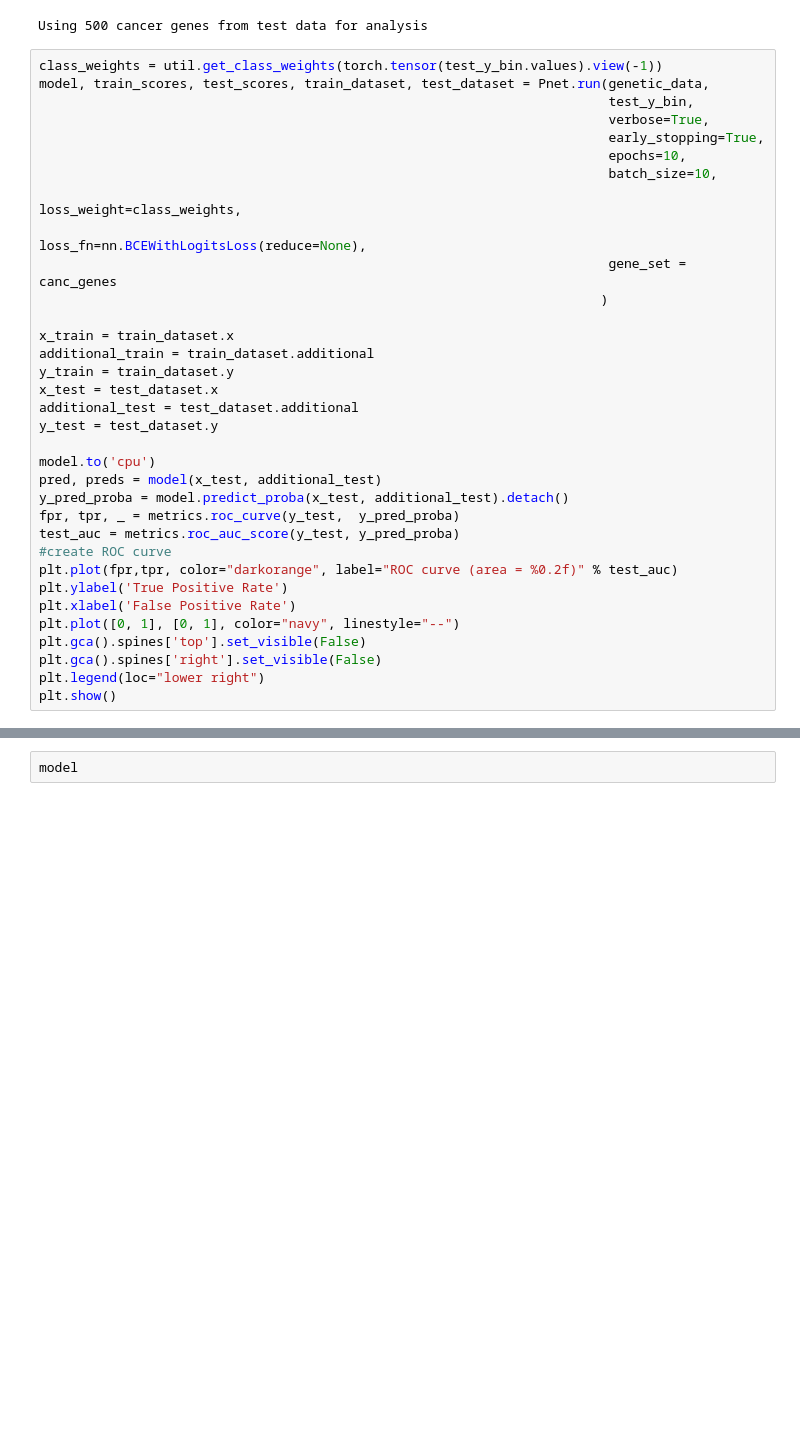
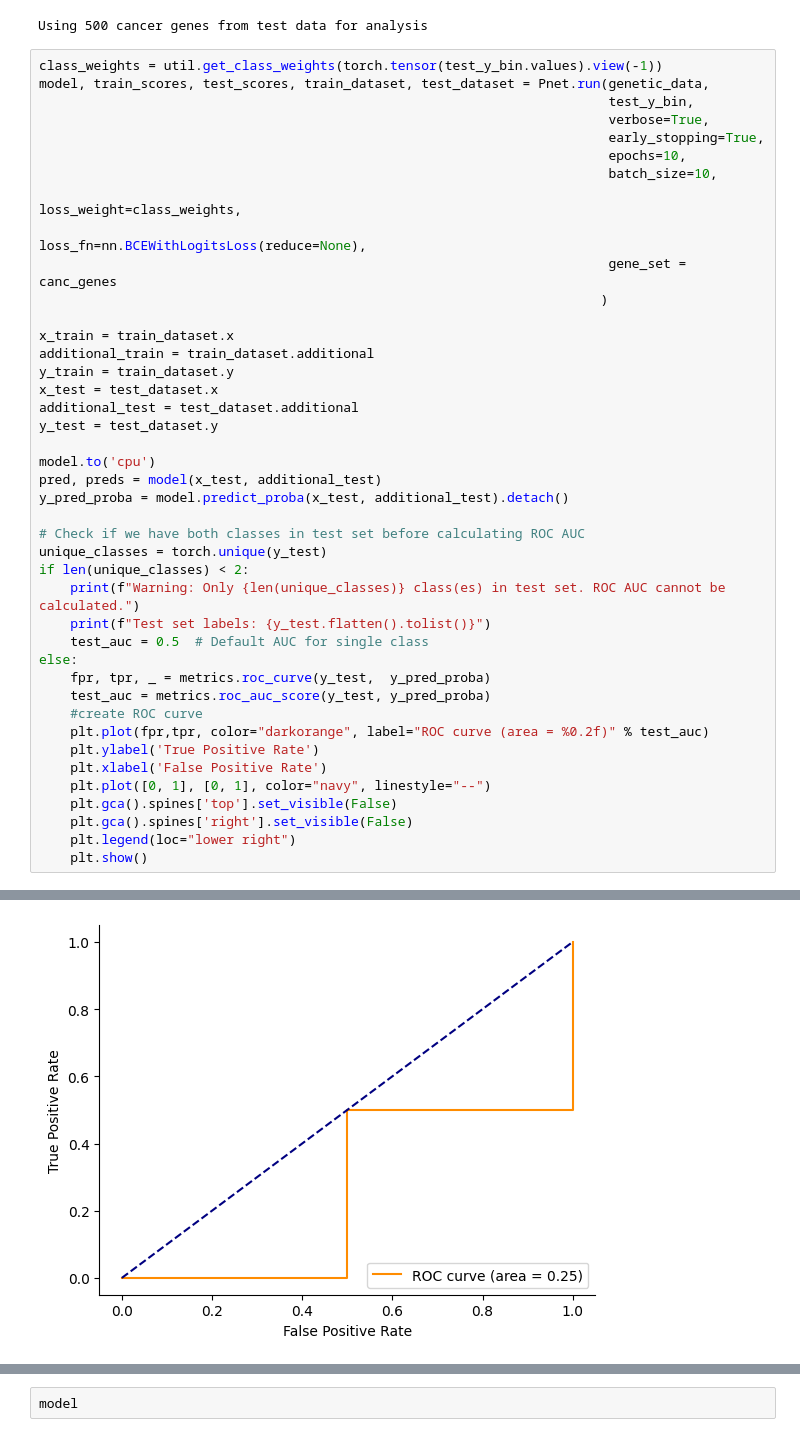
Before and after one commit to trentleslie/pnet, a Jupyter notebook: notebooks/testing.ipynb, the cells around one changed output, grey strips where cells are left out. Cells and saved outputs as stored; diff of their text form; blank space fills up the shorter version.

```diff
--- a/notebooks/testing.ipynb
+++ b/notebooks/testing.ipynb
@@ -163,17 +218,25 @@ y_test = test_dataset.y
 model.to('cpu')
 pred, preds = model(x_test, additional_test)
 y_pred_proba = model.predict_proba(x_test, additional_test).detach()
-fpr, tpr, _ = metrics.roc_curve(y_test,  y_pred_proba)
-test_auc = metrics.roc_auc_score(y_test, y_pred_proba)
-#create ROC curve
-plt.plot(fpr,tpr, color="darkorange", label="ROC curve (area = %0.2f)" % test_auc)
-plt.ylabel('True Positive Rate')
-plt.xlabel('False Positive Rate')
-plt.plot([0, 1], [0, 1], color="navy", linestyle="--")
-plt.gca().spines['top'].set_visible(False)
-plt.gca().spines['right'].set_visible(False)
-plt.legend(loc="lower right")
-plt.show()
+
+# Check if we have both classes in test set before calculating ROC AUC
+unique_classes = torch.unique(y_test)
+if len(unique_classes) < 2:
+    print(f"Warning: Only {len(unique_classes)} class(es) in test set. ROC AUC cannot be calculated.")
+    print(f"Test set labels: {y_test.flatten().tolist()}")
+    test_auc = 0.5  # Default AUC for single class
+else:
+    fpr, tpr, _ = metrics.roc_curve(y_test,  y_pred_proba)
+    test_auc = metrics.roc_auc_score(y_test, y_pred_proba)
+    #create ROC curve
+    plt.plot(fpr,tpr, color="darkorange", label="ROC curve (area = %0.2f)" % test_auc)
+    plt.ylabel('True Positive Rate')
+    plt.xlabel('False Positive Rate')
+    plt.plot([0, 1], [0, 1], color="navy", linestyle="--")
+    plt.gca().spines['top'].set_visible(False)
+    plt.gca().spines['right'].set_visible(False)
+    plt.legend(loc="lower right")
+    plt.show()
 # %% [output]
 Task defined: BC
  if this is not the intended task please specify task
@@ -224,2 +286,3 @@ ValueError: Only one class present in y_true. ROC AUC score is not defined in th
+[figure, added]
 # %%
 model
```
Also changed, not shown: parts of 7 cells of this notebook.
